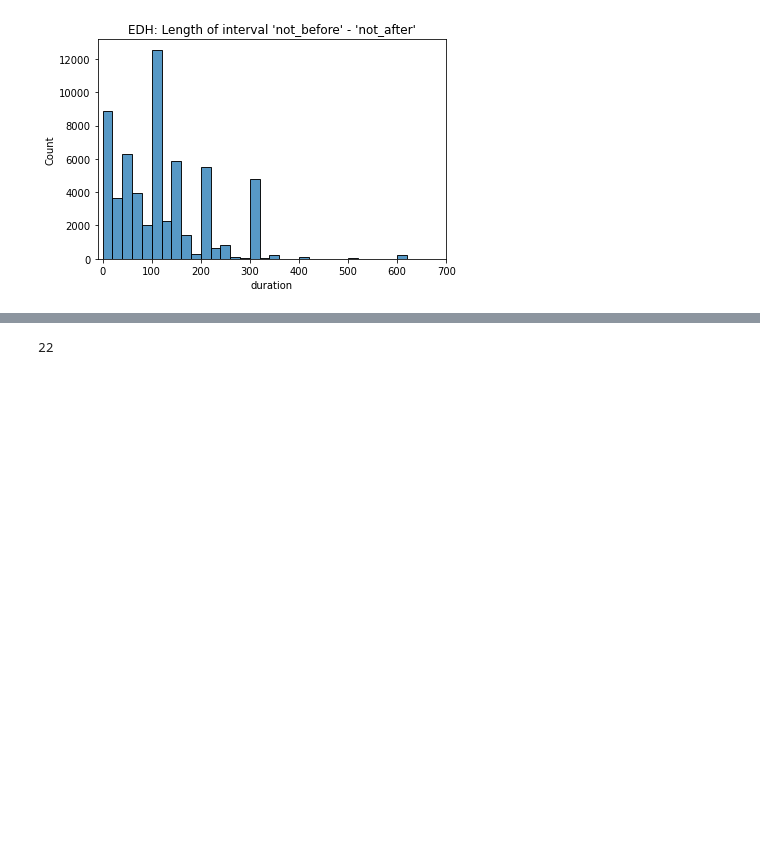
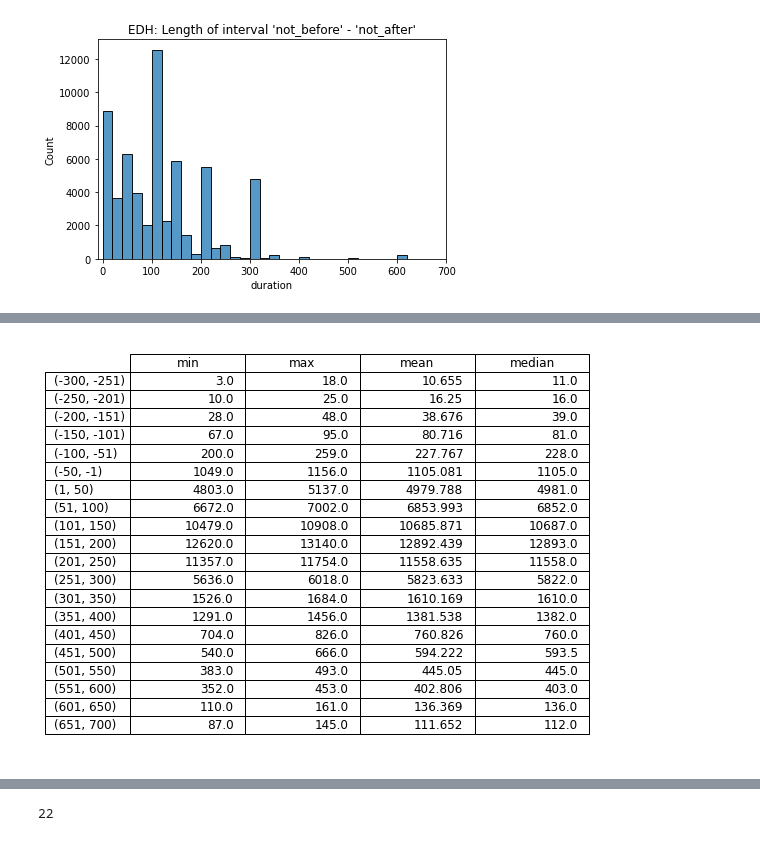
Before and after one commit to sdam-au/EDH_exploration, a Jupyter notebook: scripts/Py_EDH_TEMPORAL_EXPLORATION.ipynb, the cells around one changed output, grey strips where cells are left out. Saved outputs shown, nothing was run; the diff lists cells and outputs as text; code cells hidden in the pictures; blank space fills up the shorter version.

```diff
--- a/scripts/Py_EDH_TEMPORAL_EXPLORATION.ipynb
+++ b/scripts/Py_EDH_TEMPORAL_EXPLORATION.ipynb
@@ -276,2 +303,13 @@ EDH_complete_simulations[1]
+# %%
+fig, ax = plt.subplots(figsize=(8,6), tight_layout=True)
+ax.xaxis.set_visible(False)  # hide the x axis
+ax.yaxis.set_visible(False)  # hide the y axis
+ax.set_frame_on(False)
+tabla = pd.plotting.table(ax, , loc='upper right', colWidths=[0.2]*len(sims_by_blocks.columns))
+tabla.auto_set_font_size(False) # Activate set fontsize manually
+tabla.set_fontsize(12) # if ++fontsize is necessary ++colWidths
+tabla.scale(1.2, 1.2)
+# %% [output]
+[figure, added]
 # %%
 def desc_stat_from_simulations(simulations):
```
Also changed, not shown: parts of 45 cells of this notebook.
